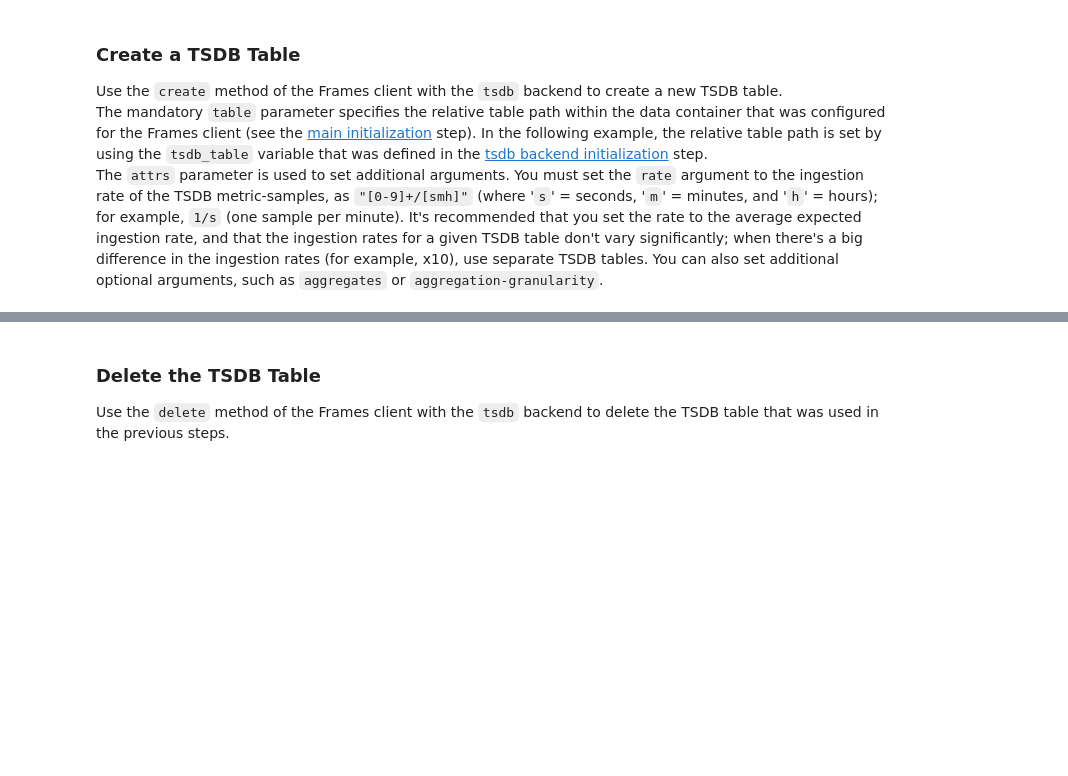
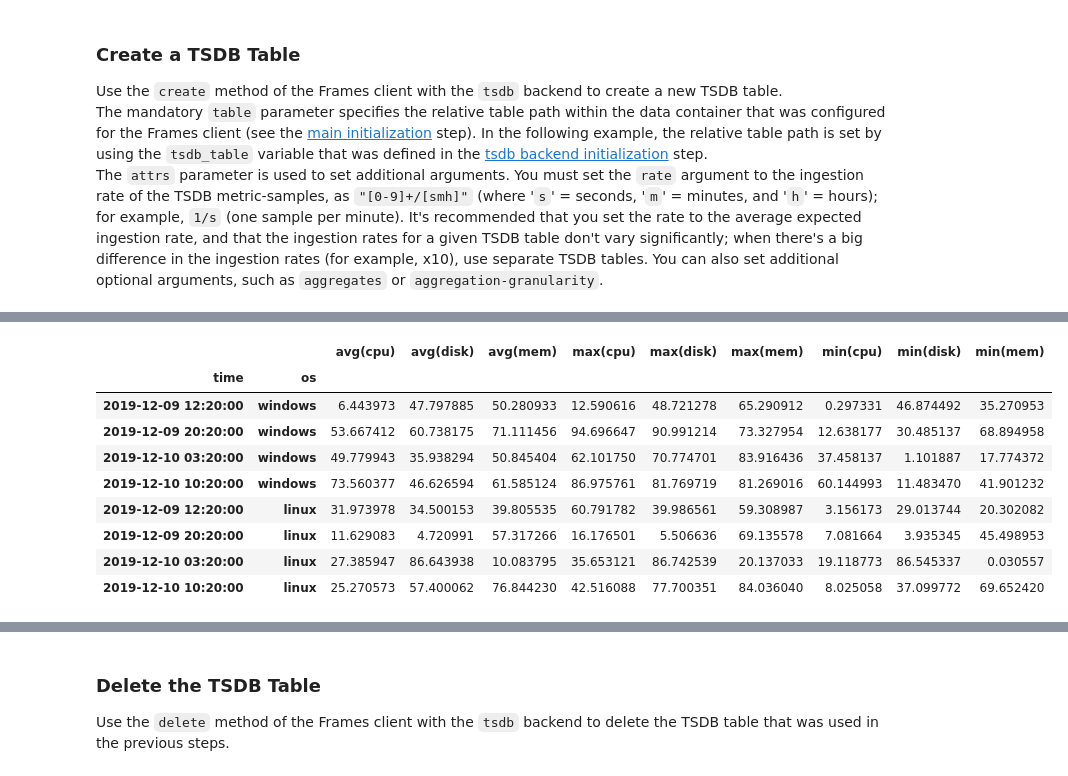
Before and after one commit to v3io/tutorials, a Jupyter notebook: getting-started/frames.ipynb, the cells around one changed output, grey strips where cells are left out. Cells and saved outputs as stored; diff of their text form; code cells hidden in the pictures; blank space fills up the shorter version.

```diff
--- a/getting-started/frames.ipynb
+++ b/getting-started/frames.ipynb
@@ -309,0 +465,18 @@ tsdf.head()
+# %%
+# Perform a similar query as in the previous example but use a non-SQL query
+# and group the results by the `os` label
+df = client.read(backend="tsdb", table=tsdb_table, aggregators="avg, max, min",
+                 step="1h", group_by="os", start="now-1d", end="now",
+                 multi_index=True)
+display(df)
+# %% [output]
+|  |  | avg(cpu) | avg(disk) | avg(mem) | max(cpu) | max(disk) | max(mem) | min(cpu) | min(disk) | min(mem) |
+| time | os |  |  |  |  |  |  |  |  |  |
+| 2019-12-09 12:20:00 | windows | 6.443973 | 47.797885 | 50.280933 | 12.590616 | 48.721278 | 65.290912 | 0.297331 | 46.874492 | 35.270953 |
+| 2019-12-09 20:20:00 | windows | 53.667412 | 60.738175 | 71.111456 | 94.696647 | 90.991214 | 73.327954 | 12.638177 | 30.485137 | 68.894958 |
+| 2019-12-10 03:20:00 | windows | 49.779943 | 35.938294 | 50.845404 | 62.101750 | 70.774701 | 83.916436 | 37.458137 | 1.101887 | 17.774372 |
+| 2019-12-10 10:20:00 | windows | 73.560377 | 46.626594 | 61.585124 | 86.975761 | 81.769719 | 81.269016 | 60.144993 | 11.483470 | 41.901232 |
+| 2019-12-09 12:20:00 | linux | 31.973978 | 34.500153 | 39.805535 | 60.791782 | 39.986561 | 59.308987 | 3.156173 | 29.013744 | 20.302082 |
+| 2019-12-09 20:20:00 | linux | 11.629083 | 4.720991 | 57.317266 | 16.176501 | 5.506636 | 69.135578 | 7.081664 | 3.935345 | 45.498953 |
+| 2019-12-10 03:20:00 | linux | 27.385947 | 86.643938 | 10.083795 | 35.653121 | 86.742539 | 20.137033 | 19.118773 | 86.545337 | 0.030557 |
+| 2019-12-10 10:20:00 | linux | 25.270573 | 57.400062 | 76.844230 | 42.516088 | 77.700351 | 84.036040 | 8.025058 | 37.099772 | 69.652420 |
```
Also changed, not shown: parts of 17 cells of this notebook.
